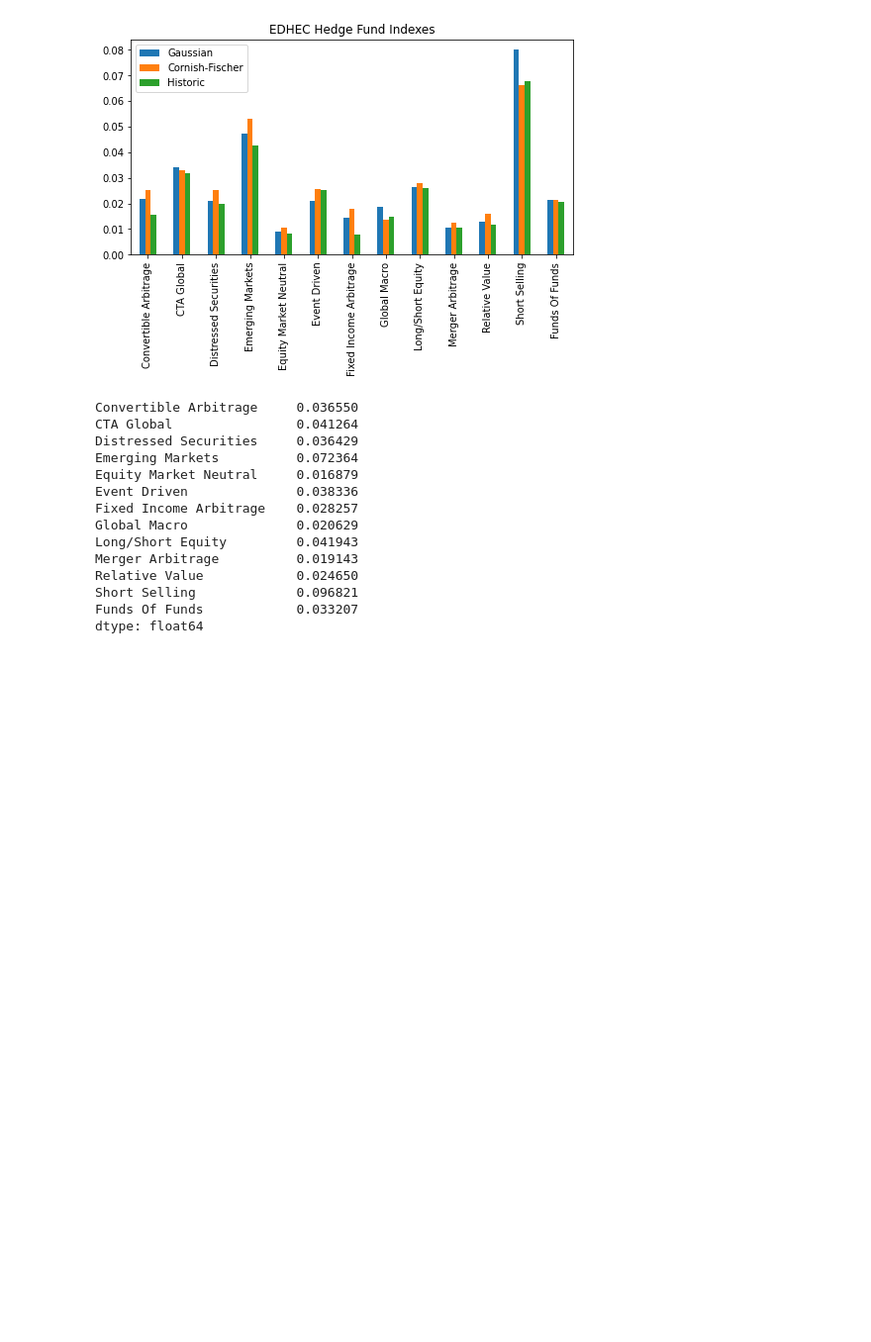
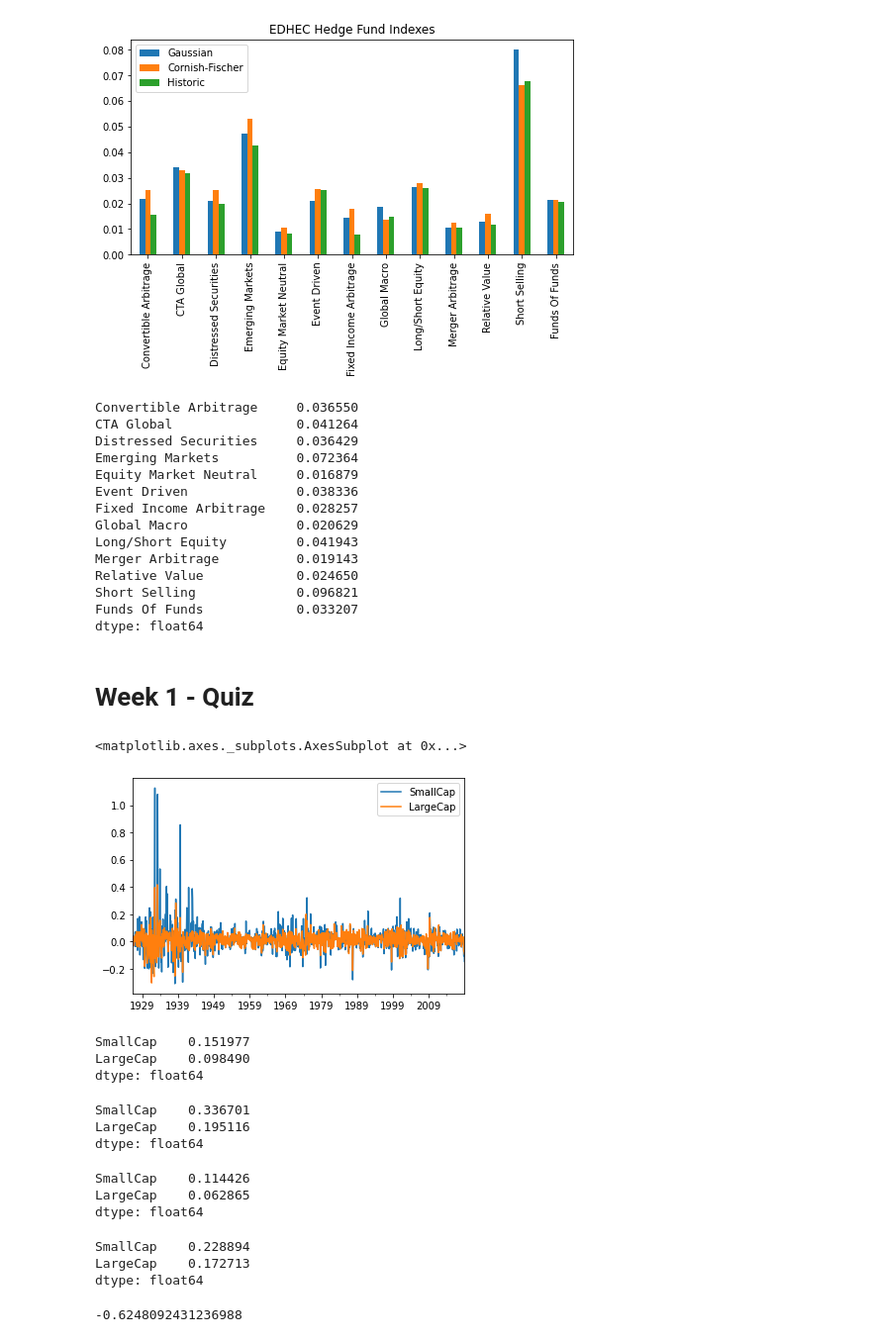
Before and after one commit to jade-lam/Coursera-EDHEC_InvMgt, a Jupyter notebook: EDHEC - Wk 1 - Intro to Portfolio Construction with Python.ipynb, the cells around one changed output. Shown at 99% size. Drawn from its saved outputs; the diff is of its cells as text; code cells hidden in the pictures; blank space fills up the shorter version.

```diff
--- a/EDHEC - Wk 1 - Intro to Portfolio Construction with Python.ipynb
+++ b/EDHEC - Wk 1 - Intro to Portfolio Construction with Python.ipynb
@@ -629,3 +629,53 @@ Relative Value            0.024650
 Short Selling             0.096821
 Funds Of Funds            0.033207
 dtype: float64
+# %% [markdown]
+# **Week 1 - Quiz**
+# %%
+rets20 = me_m[['Lo 20', 'Hi 20']]
+rets20.columns = ['SmallCap', 'LargeCap']
+rets20 = rets20/100
+rets20.index = pd.to_datetime(rets20.index, format='%Y%m' )
+rets20.index = rets20.index.to_period('M') #change to month based
+rets20.plot.line()
+# %% [output]
+<matplotlib.axes._subplots.AxesSubplot at 0x...>
+[figure, added]
+# %%
+number_of_obs = rets20.shape[0]
+annualized_rets = (((1 + rets20).prod())**(12/number_of_obs)) - 1
+annualized_rets
+# %% [output]
+SmallCap    0.151977
+LargeCap    0.098490
+dtype: float64
+# %%
+annualized_volatility = rets20.std()*np.sqrt(12)
+annualized_volatility
+# %% [output]
+SmallCap    0.336701
+LargeCap    0.195116
+dtype: float64
+# %%
+limited_rets = rets20['1999':'2015']
+number_of_obs = limited_rets.shape[0]
+annualized_rets = (((1 + limited_rets).prod())**(12/number_of_obs)) - 1
+annualized_rets
+# %% [output]
+SmallCap    0.114426
+LargeCap    0.062865
+dtype: float64
+# %%
+annualized_volatility = limited_rets.std()*np.sqrt(12)
+annualized_volatility
+# %% [output]
+SmallCap    0.228894
+LargeCap    0.172713
+dtype: float64
+# %%
+wealth_index = 1000*(1+limited_rets["SmallCap"]).cumprod()
+previous_peaks = wealth_index.cummax()
+drawdown = (wealth_index - previous_peaks)/previous_peaks
+drawdown.min()
+# %% [output]
+-0.6248092431236988
```
Also changed, not shown: parts of 7 cells of this notebook.
